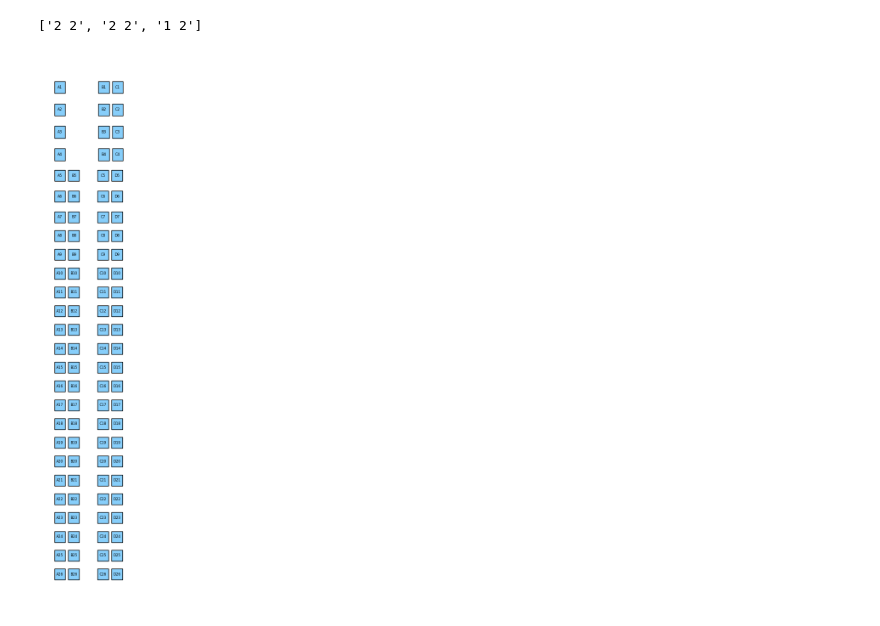
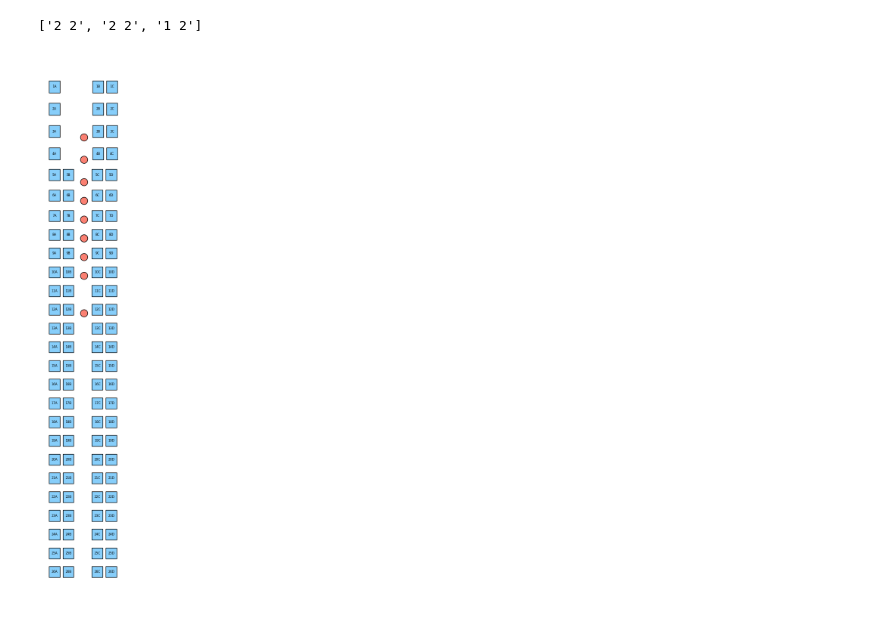
Before and after one commit to mayashapiro19/engg3130_finalproject, a Jupyter notebook: environment.ipynb, the cells around one changed output. Saved outputs shown, nothing was run; the diff lists cells and outputs as text; code cells hidden in the pictures.

Commit message:
Maya - April 4 version
People stop at row but now need to go into there row (I will complete that before our meeting on Tuesday)

```diff
--- a/environment.ipynb
+++ b/environment.ipynb
@@ -91,8 +93,9 @@ seat_arrange_info(df, plane_choice)
 # %%
 class Seat:
     def __init__(self, seat_label, class_type):
-        self.letter = seat_label[0]
-        self.row = int(seat_label[1:])
+        self.seat_label = seat_label
+        self.letter = seat_label[-1]
+        self.row = int(seat_label[:-1])
         self.class_type = class_type
         self.occupied = False
 # %%
@@ -275,10 +342,13 @@ class Plane(Cell2D):
 # %%
 class Passenger:
-    def __init__(self, current_row_location):
-        self.seat_letter = None
-        self.row_num = None
-        self.current_row_location = current_row_location
-        self.speed = 1
+    def __init__(self, seat_label, current_row_location, y_loc):
+        self.seat_label = seat_label               # e.g., '13B'
+        self.row = int(seat_label[:-1])            # e.g., 13
+        self.letter = seat_label[-1]               # e.g., 'B'
+        self.current_row_location = current_row_location # y-position in aisle
+        self.y_loc = y_loc
+        self.row_target_y = None                   # will be set later based on seat location
+        self.speed = None                              # default — will be updated to match seat pitch
         self.status = "not seated"
 # %%
 class PlaneBoarding(Cell2D):
@@ -334,6 +441,7 @@ class PlaneBoarding(Cell2D):
 # %%
 plane = Plane(seat_params_info(df, plane_choice), num_of_seats_info(df, plane_choice), seat_arrange_info(df, plane_choice))
 
-plane.draw_plane()
+plane_boarding = PlaneBoarding(10, plane, Passenger)
+plane_boarding.animate(frames = 13, interval = 0.5)
 # %% [output]
-[figure, old version]
+[figure, new version]
```
Also changed, not shown: parts of 3 cells of this notebook.
